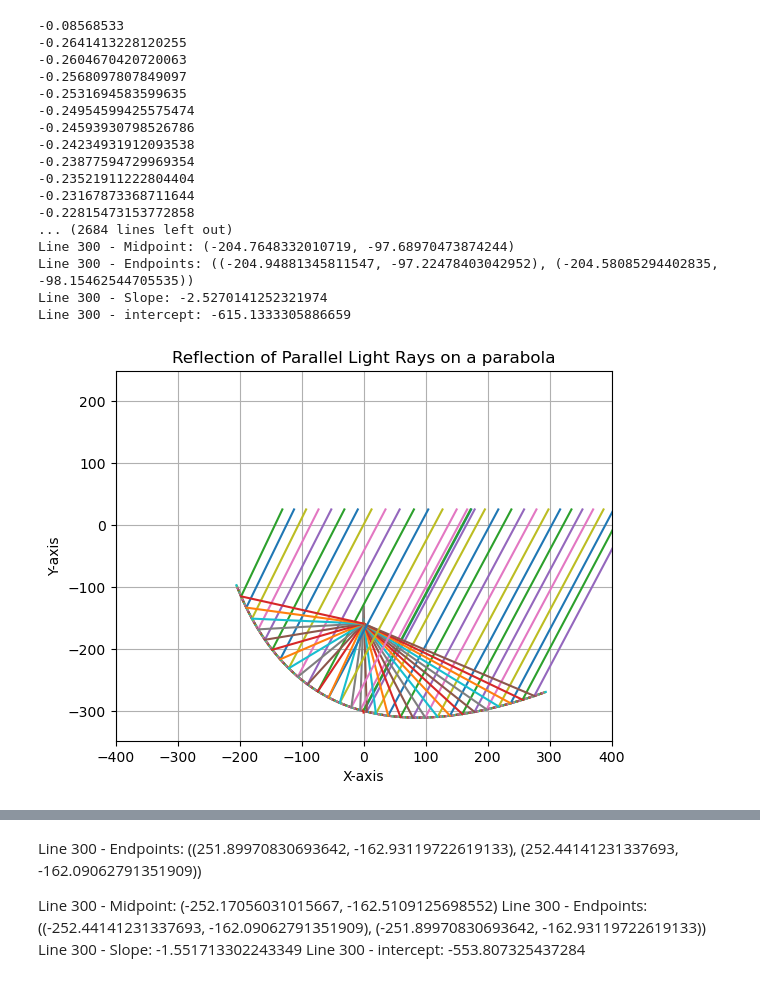
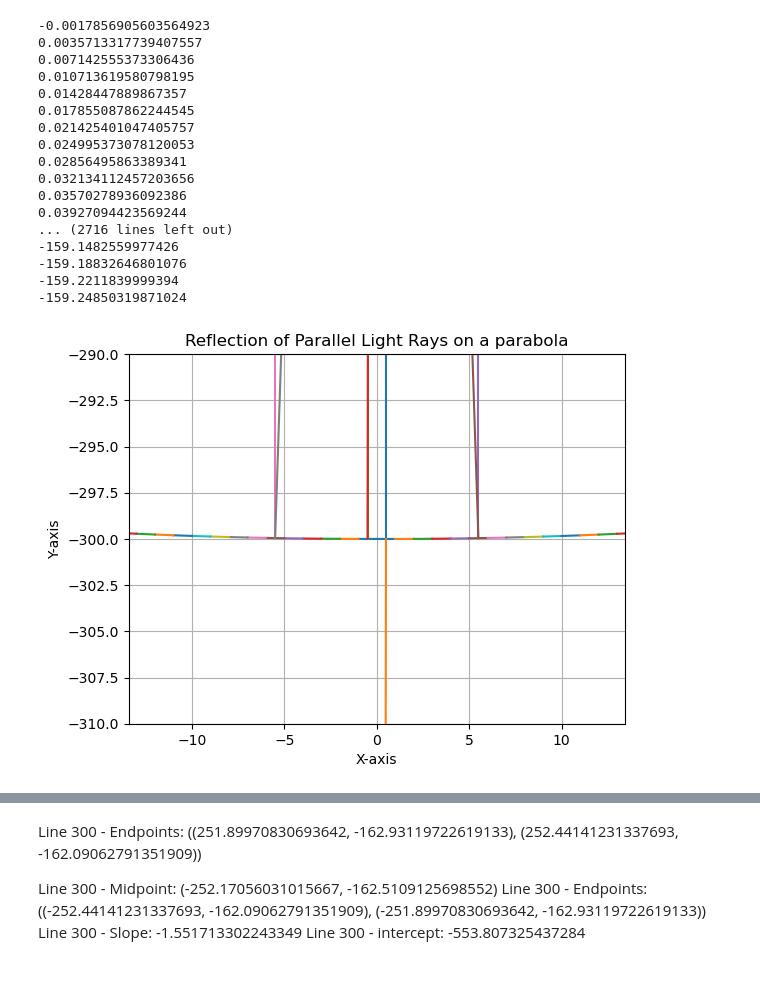
Before and after one commit to xiuxiua8/MCM_ProblemA, a Jupyter notebook: draw.ipynb, the cells around one changed output, grey strips where cells are left out. Cells and saved outputs as stored; diff of their text form; code cells hidden in the pictures.

Commit message:
revise small theta inf

```diff
--- a/draw.ipynb
+++ b/draw.ipynb
@@ -300,18 +318,17 @@ def small_theta(dy, k1 = None):
         k1 = float('inf')
     else:
         k1 = np.tan(np.pi * k1/180)
-    theta=(-(4*k1*dy+1)+((4*k1*dy+1)**2+4*(k1+2*dy)*(4.5*k1+4*dy))**0.5)/(2*(-4.5*k1-4*dy))
+    theta=(-(4*dy+1/k1)+((4*dy+1/k1)**2+4*(1+2*dy/k1)*(4.5+4*dy/k1))**0.5)/(2*(-4.5-4*dy/k1))
     #o=np.atan(0.0856964)
     return np.tan(theta)
 
 
-
-def find_line_segments_like_parabola(line_segments_arrayR,line_segments_arrayL,degree = None):
+def find_line_segments_like_parabola(line_segments_arrayR, line_segments_arrayL, dy, degree = None):
 
     left_endpoint1 = (0, -300)
     right_endpoint1 = (0, -300)
 
-    slope1 = -0.0897
+    slope1 = small_theta(dy, degree)
     line1 = LineSegment(right_endpoint=right_endpoint1, slope=slope1)
     line_segments_arrayL.append(line1)
     # print(line1.get_slope())
@@ -325,7 +342,7 @@ def find_line_segments_like_parabola(line_segments_arrayR,line_segments_arrayL,d
     #print("###########################################################")
 
 
-    slope1 = -0.08568533
+    slope1 = small_theta(dy, degree)
     line1 = LineSegment(left_endpoint=left_endpoint1, slope=slope1)
     line_segments_arrayR.append(line1)
     print(line1.get_slope())
@@ -346,57 +363,57 @@ fig, ax = plt.subplots()
 
 
 # draw a bunch of  line segments like parabola, and the degree of incident light is None(90) or 80
 line_segments_arrayR = []
 line_segments_arrayL = []
-find_line_segments_like_parabola(line_segments_arrayR, line_segments_arrayL, 60)
+find_line_segments_like_parabola(line_segments_arrayR, line_segments_arrayL, 140, None)
 
 print_line_segments(line_segments_arrayR)
 print_line_segments(line_segments_arrayL)
 
 plot_line_segments(line_segments_arrayR, fig, ax)
 plot_line_segments(line_segments_arrayL, fig, ax)
 
-degree_incident_light_is(60)
+degree_incident_light_is(None)
 
 # set equal
 plt.axis('equal')
 
 # # set the range
-plt.xlim(-400, 400)
-plt.ylim(-350, 250)
+# plt.xlim(-400, 400)
+# plt.ylim(-350, 250)
 
 # # set the range
 # plt.xlim(-25, 25)
 # plt.ylim(-310, -250)
 
-# plt.xlim(-10, 10)
-# plt.ylim(-310, -290)
+plt.xlim(-10, 10)
+plt.ylim(-310, -290)
 
 plt.title('Reflection of Parallel Light Rays on a parabola')
 plt.xlabel('X-axis')
 plt.ylabel('Y-axis')
 #plt.legend()
 plt.grid(True)
 plt.show()
 # %% [output]
--0.08568533
--0.2641413228120255
--0.2604670420720063
--0.2568097807849097
--0.2531694583599635
--0.24954599425575474
--0.24593930798526786
--0.24234931912093538
--0.23877594729969354
--0.23521911222804404
--0.23167873368711644
--0.22815473153772858
-... (2684 lines left out)
-Line 300 - Midpoint: (-204.7648332010719, -97.68970473874244)
-Line 300 - Endpoints: ((-204.94881345811547, -97.22478403042952), (-204.58085294402835, -98.15462544705535))
-Line 300 - Slope: -2.5270141252321974
-Line 300 - intercept: -615.1333305886659
+-0.0017856905603564923
+0.0035713317739407557
+0.007142555373306436
+0.010713619580798195
+0.01428447889867357
+0.017855087862244545
+0.021425401047405757
+0.024995373078120053
+0.02856495863389341
+0.032134112457203656
+0.03570278936092386
+0.03927094423569244
+... (2716 lines left out)
+-159.1482559977426
+-159.18832646801076
+-159.2211839999394
+-159.24850319871024
-[figure, old version]
+[figure, new version]
 # %%
 intercept_array = []
 
```
Also changed, not shown: parts of 4 cells of this notebook.
